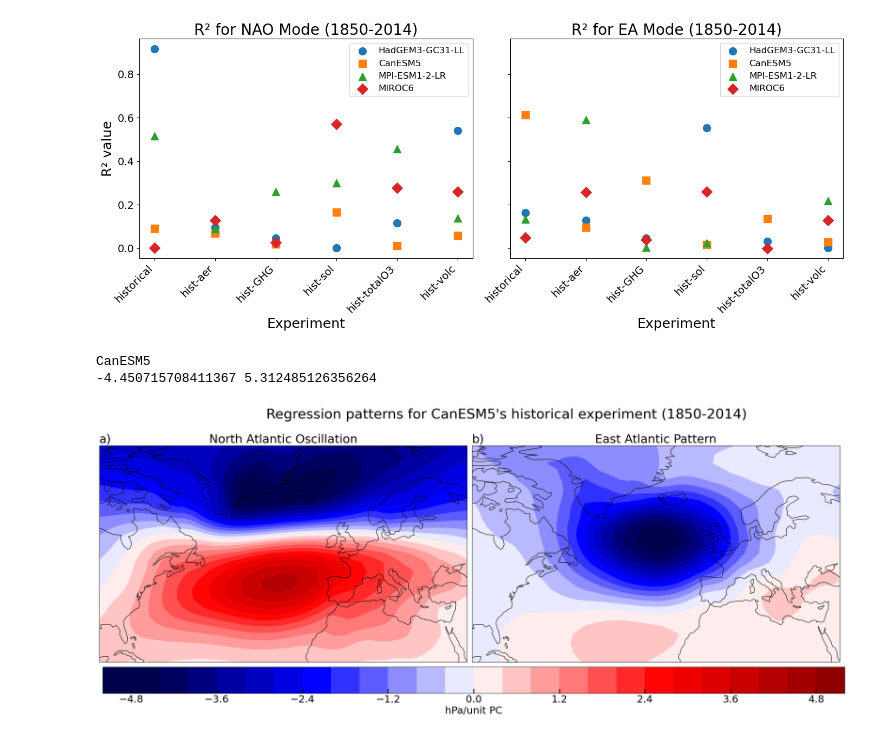
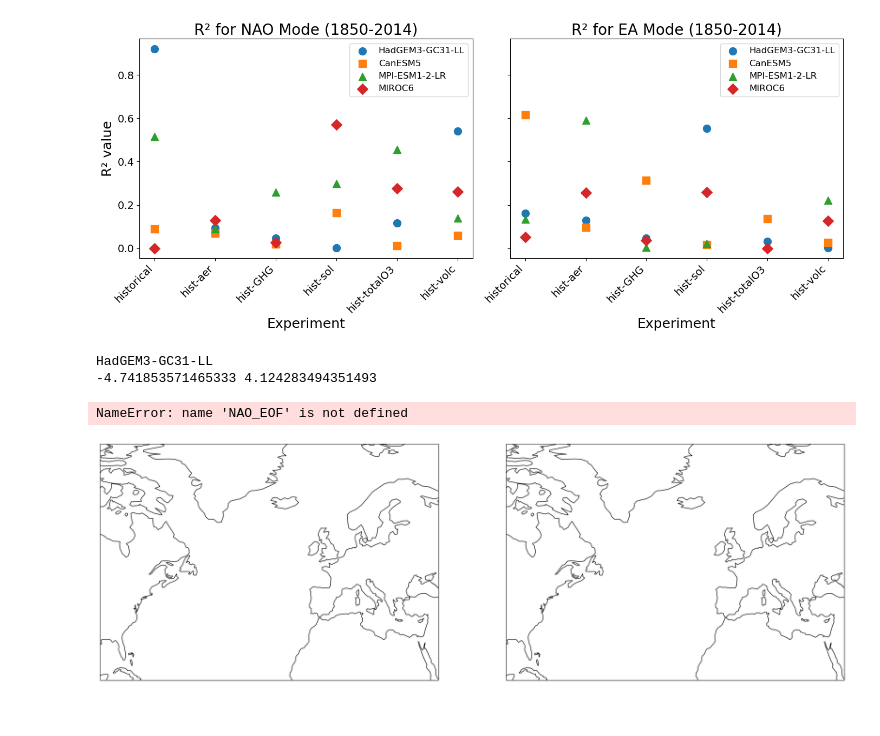
Before and after one commit to slbennie/scripts_trend_projections, a Jupyter notebook: trend_projection/Plotting_R2_reg_maps.ipynb, the cells around one changed output. Drawn from its saved outputs; the diff is of its cells as text; code cells hidden in the pictures.

```diff
--- a/trend_projection/Plotting_R2_reg_maps.ipynb
+++ b/trend_projection/Plotting_R2_reg_maps.ipynb
@@ -49,7 +49,7 @@ period = '1850-2015'
 period_title = '1850-2014'
 
 #creating lists for models, exp and modes.
-models = ['HadGEM3-GC31-LL', 'CanESM5', 'MPI-ESM1-2-LR', 'MIROC6']
+models = ['HadGEM3-GC31-LL', 'CanESM5', 'MPI-ESM1-2-LR', 'MIROC6', 'NorESM2-LM']
 experiments = ['historical', 'hist-aer', 'hist-GHG', 'hist-sol', 'hist-totalO3', 'hist-volc']
 modes = ['NAO', 'EA']
 
@@ -156,9 +156,9 @@ plt.show()
 fig, ax = plt.subplots(nrows=1, ncols=2, figsize=(25,8), subplot_kw={'projection': ccrs.PlateCarree()})
 cmap = 'seismic'
 
-print(model[0])
-NAO_pattern = xr.open_dataset('/gws/nopw/j04/extant/users/slbennie/regression_patterns/NAO/psl_mon_historical_'+model[0]+'_DJF_NAO_regression_map_'+period+'.nc')
-EA_pattern = xr.open_dataset('/gws/nopw/j04/extant/users/slbennie/regression_patterns/EA/psl_mon_historical_'+model[0]+'_DJF_EA_regression_map_'+period+'.nc')
+print(models[0])
+NAO_pattern = xr.open_dataset('/gws/nopw/j04/extant/users/slbennie/regression_patterns/NAO/historical/'+models[0]+'/psl_mon_historical_'+models[0]+'_DJF_NAO_regression_map_'+period+'.nc')
+EA_pattern = xr.open_dataset('/gws/nopw/j04/extant/users/slbennie/regression_patterns/EA/historical/'+models[0]+'/psl_mon_historical_'+models[0]+'_DJF_EA_regression_map_'+period+'.nc')
 
 min_NAO = np.min(NAO_pattern['regression_NAO_djf'].values)
 max_NAO = np.max(NAO_pattern['regression_NAO_djf'].values)
@@ -192,33 +192,34 @@ lat_min, lat_max = 20, 80
 # Plot
 for i in range(2):
     #)
     ax[i].set_xlabel('lon')
     ax[i].set_ylabel('lat')
     ax[i].add_feature(cfeature.COASTLINE, linewidth=1, edgecolor='black')
     ax[i].set_extent([lon_min, lon_max, lat_min, lat_max], crs=ccrs.PlateCarree())
     ax[i].set_aspect('auto')
 
 # Add colorbar (reusing dummy contour is still fine)
 
 contour = ax[0].contourf(lon_NAO, lat_NAO, (-1*NAO_EOF['regression_NAO_djf']).squeeze(), cmap=cmap, norm=norm_pattern, levels=levels, transform=ccrs.PlateCarree())
 ax[1].contourf(lon_EA, lat_EA, EA_EOF['regression_EA_djf'].squeeze(), cmap=cmap, norm=norm_pattern, levels=levels, transform=ccrs.PlateCarree())
 
 cax = fig.add_axes([0.01, -0.1, 0.9, 0.1])
 cbar = fig.colorbar(contour, cax=cax, orientation='horizontal')
 cbar.set_label('hPa/unit PC', fontsize=22)
 cbar.ax.tick_params(direction='in', length=10, width=2, labelsize=22)
 ax[0].set_title('North Atlantic Oscillation', fontsize=26)
 ax[0].set_title('a)', loc='left', fontsize=26)
 ax[1].set_title('East Atlantic Pattern', fontsize=26)
 ax[1].set_title('b)', loc='left', fontsize=26)
 
 
 # Add overall labels and title
 fig.suptitle(f"Regression patterns for {model[0]}'s historical experiment ({period_title})", fontsize=30)
 plt.tight_layout(rect=[0,0,0.91,0.97])
 plt.savefig(f'Figures/NAO_EA_regression_patterns_{model[0]}_{period_title}.png', bbox_inches='tight')
 plt.show()
 # %% [output]
-CanESM5
--4.450715708411367 5.312485126356264
+HadGEM3-GC31-LL
+-4.741853571465333 4.124283494351493
+NameError: name 'NAO_EOF' is not defined
-[figure, old version]
+[figure, new version]
```
Also changed, not shown: parts of 1 cell of this notebook, 8 other files.
